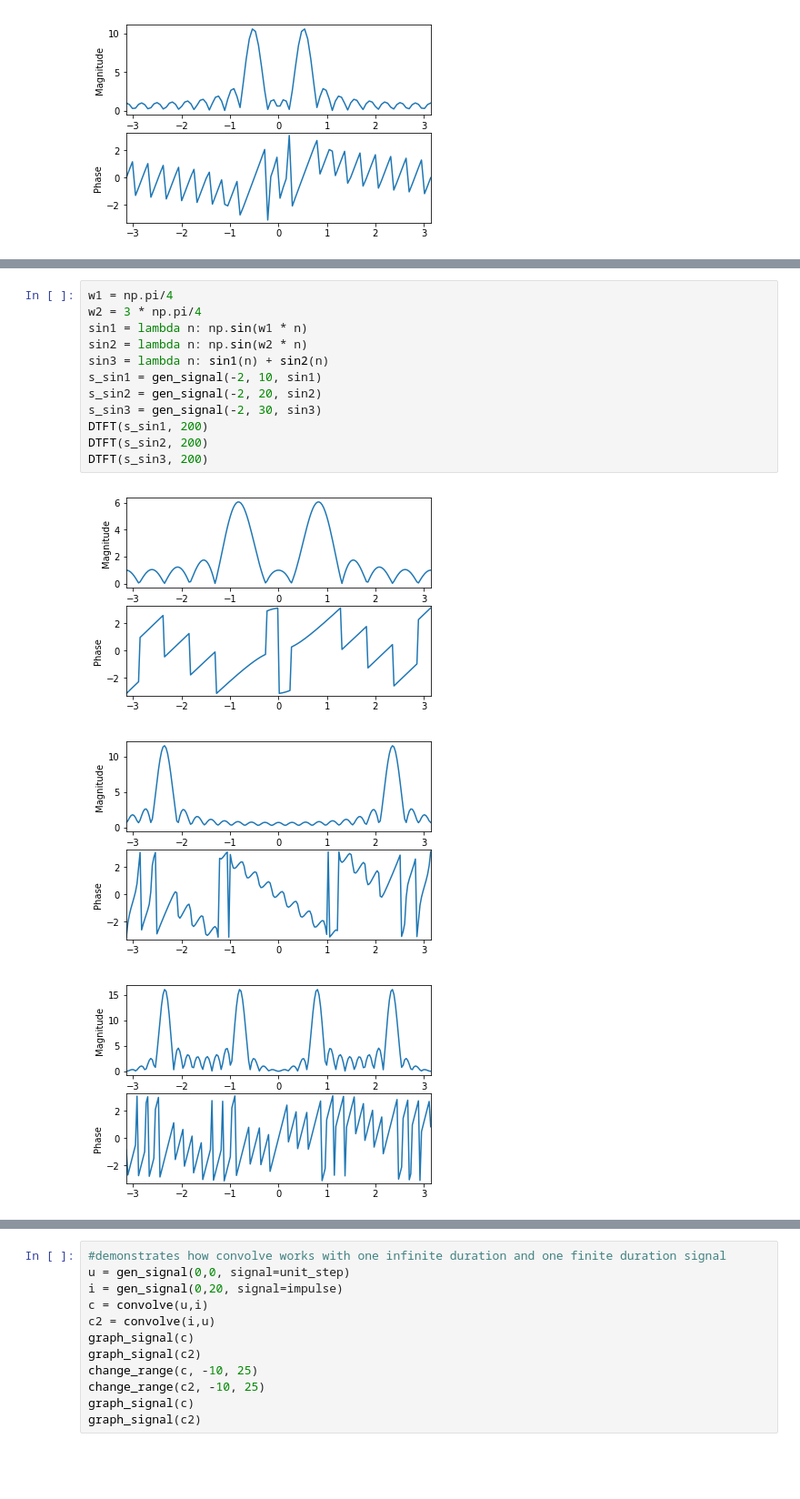
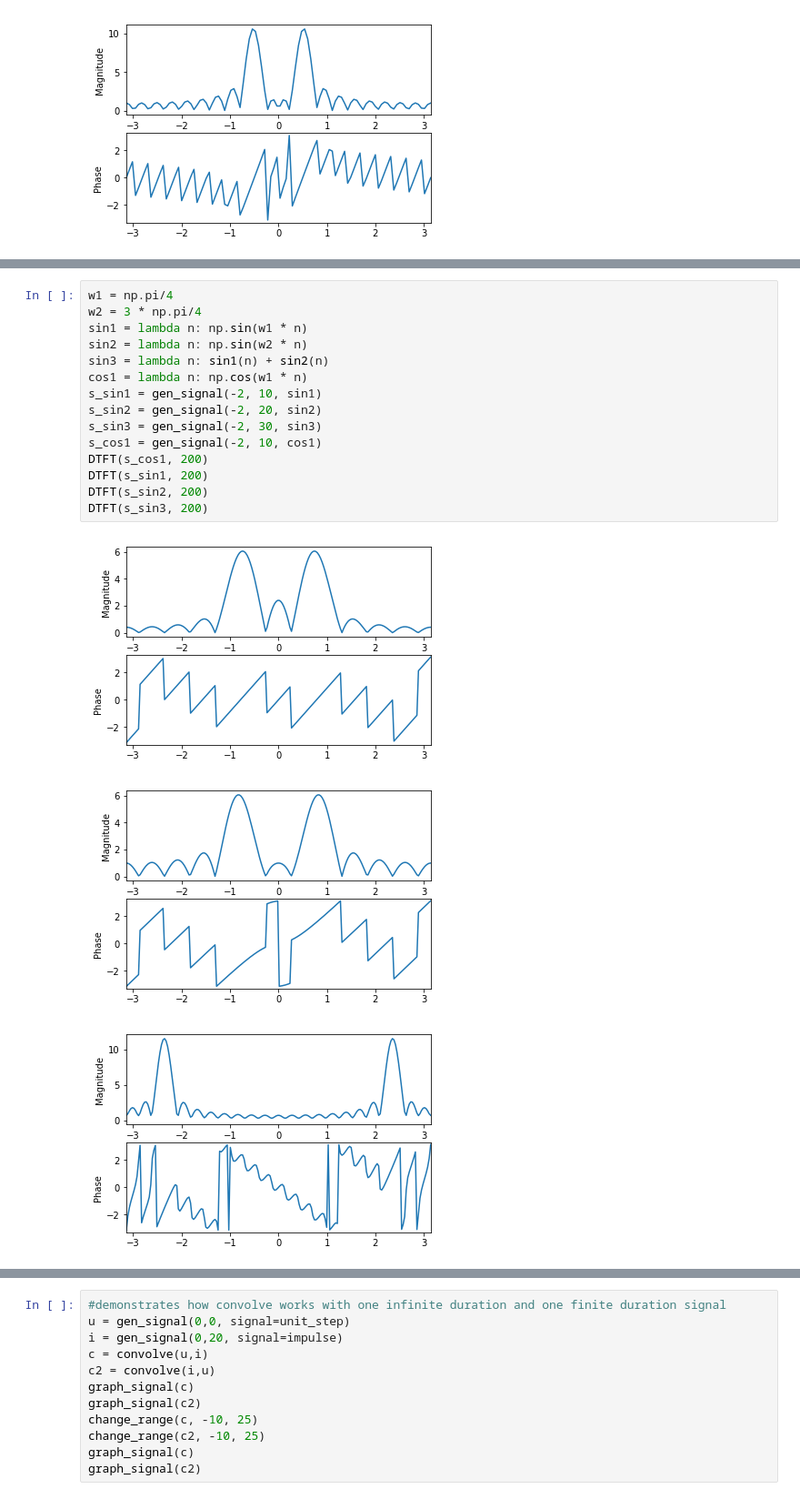
Before and after one commit to Eric-w-H/signals_functions, a Jupyter notebook: Signals_WKBK.ipynb, the cells around one changed output, grey strips where cells are left out. Shown at 91% size. Cells and saved outputs as stored; diff of their text form; blank space fills up the shorter version.

```diff
--- a/Signals_WKBK.ipynb
+++ b/Signals_WKBK.ipynb
@@ -142,16 +134,19 @@ n | x[n]
 # %%
 w1 = np.pi/4
 w2 = 3 * np.pi/4
 sin1 = lambda n: np.sin(w1 * n)
 sin2 = lambda n: np.sin(w2 * n)
 sin3 = lambda n: sin1(n) + sin2(n)
+cos1 = lambda n: np.cos(w1 * n)
 s_sin1 = gen_signal(-2, 10, sin1)
 s_sin2 = gen_signal(-2, 20, sin2)
 s_sin3 = gen_signal(-2, 30, sin3)
+s_cos1 = gen_signal(-2, 10, cos1)
+DTFT(s_cos1, 200)
 DTFT(s_sin1, 200)
 DTFT(s_sin2, 200)
 DTFT(s_sin3, 200)
 # %% [output]
-[figure, old version]
+[figure, new version]
-[figure, old version]
+[figure, new version]
-[figure, old version]
+[figure, new version]
```
Also changed, not shown: parts of 5 cells of this notebook.
